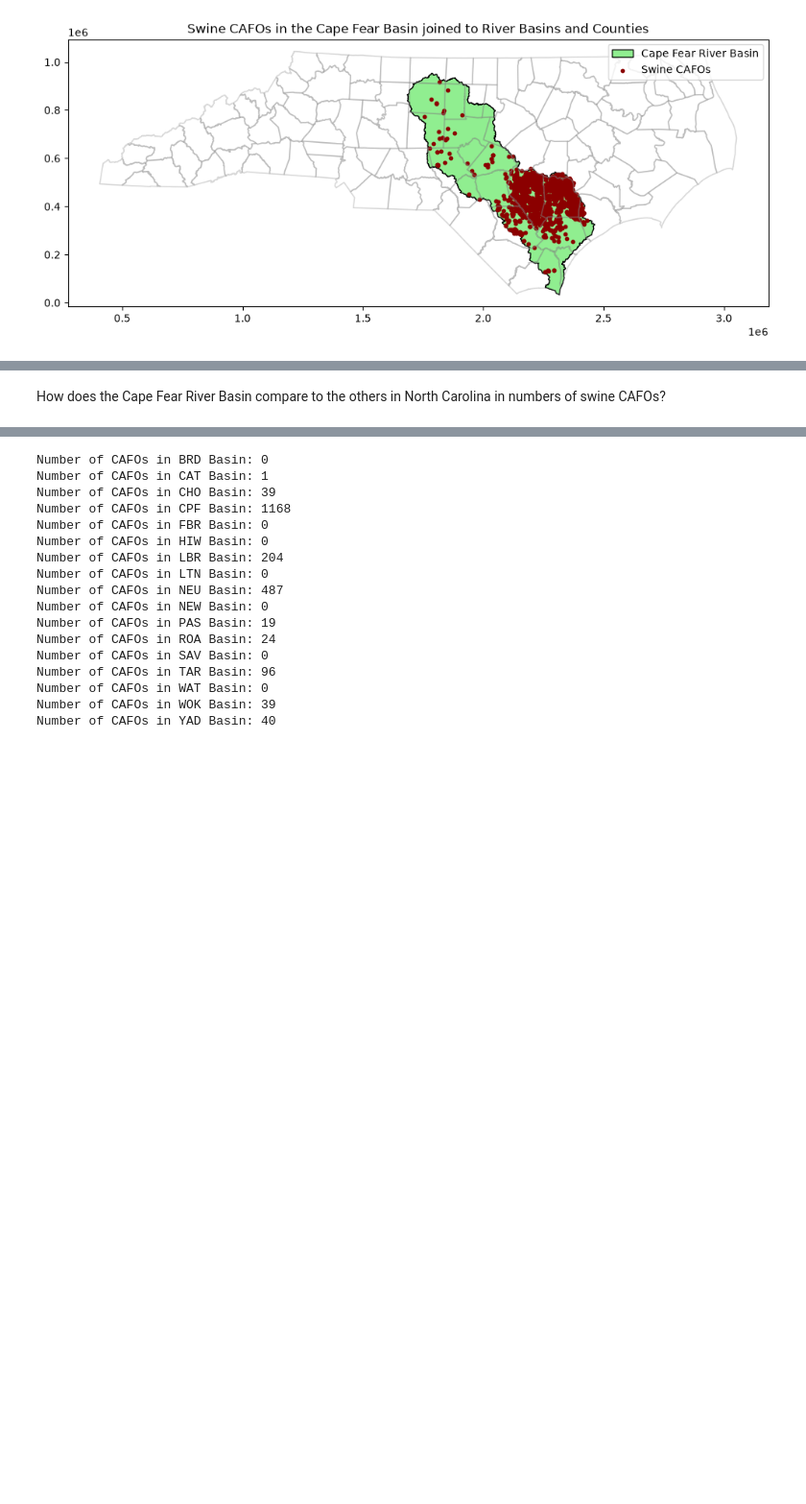
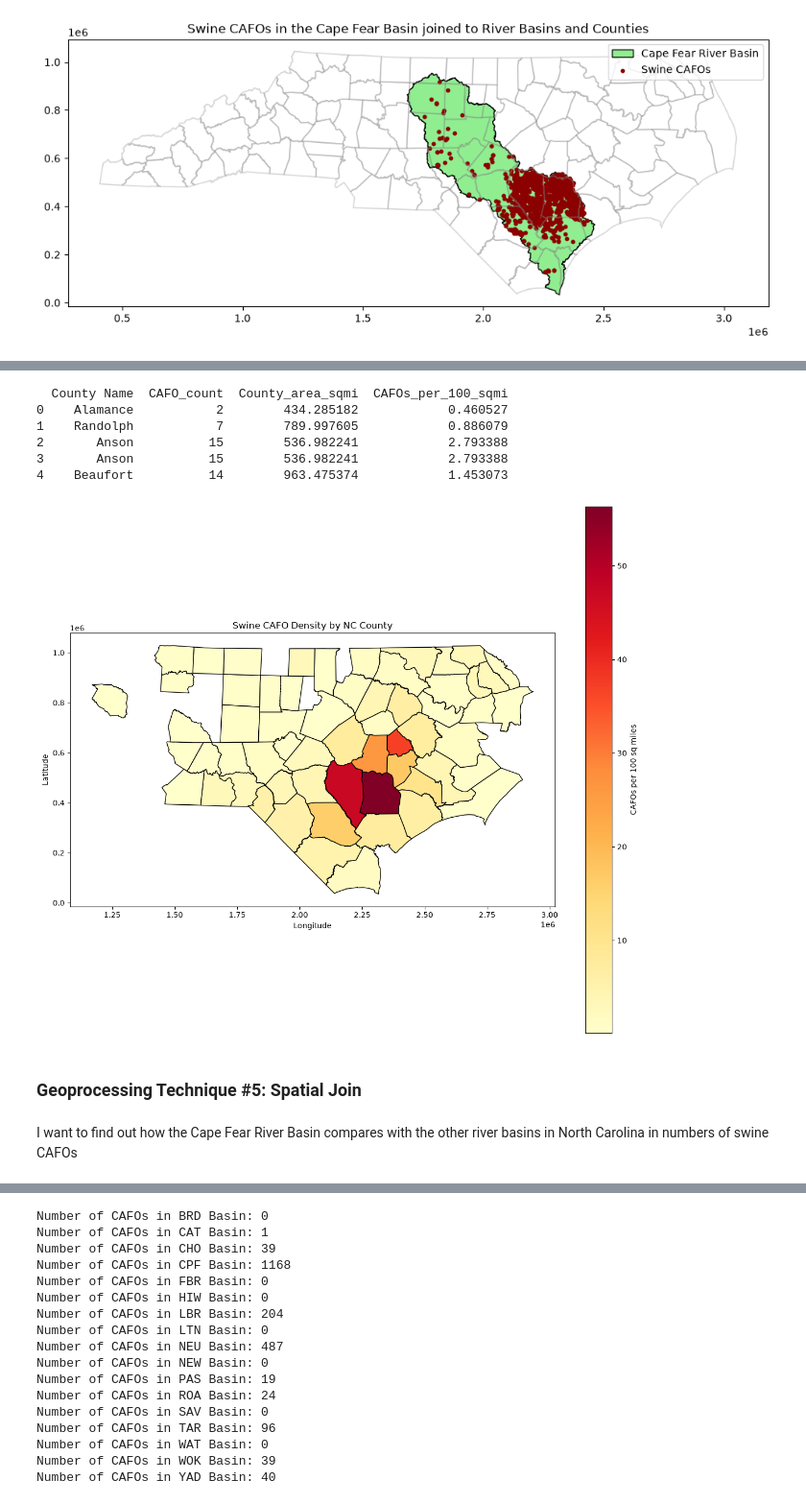
Before and after one commit to stromc485/geog592-stromc, a Jupyter notebook: schedule/week8/geopandas_proj.ipynb, the cells around one changed output, grey strips where cells are left out. Shown at 96% size. Drawn from its saved outputs; the diff is of its cells as text; code cells hidden in the pictures; blank space fills up the shorter version.

```diff
--- a/schedule/week8/geopandas_proj.ipynb
+++ b/schedule/week8/geopandas_proj.ipynb
@@ -331,3 +589,58 @@ plt.legend()
+# %%
+# Count CAFOs per county
+cafo_count_by_county = Hog_CAFOs['County Name'].value_counts().reset_index()
+cafo_count_by_county.columns = ['County Name', 'CAFO_count']
+
+# Merge the counts into joined
+joined = joined.merge(cafo_count_by_county, on='County Name', how='left')
+
+# Calculate CAFOs per 100 sq miles
+NC_county_boundaries_6543['County_area_sqmi'] = NC_county_boundaries_6543.geometry.area / (5280**2)
+joined['County_area_sqmi'] = joined.merge(
+    NC_county_boundaries_6543[['County', 'County_area_sqmi']],
+    left_on='County', right_on='County', how='left'
+)['County_area_sqmi']
+
+joined['CAFOs_per_100_sqmi'] = (
+    joined['CAFO_count'] /
+    joined['County_area_sqmi']
+) * 100
+
+print(joined[['County Name', 'CAFO_count', 'County_area_sqmi', 'CAFOs_per_100_sqmi']].head())
+# %% [output]
+  County Name  CAFO_count  County_area_sqmi  CAFOs_per_100_sqmi
+0    Alamance           2        434.285182            0.460527
+1    Randolph           7        789.997605            0.886079
+2       Anson          15        536.982241            2.793388
+3       Anson          15        536.982241            2.793388
+4    Beaufort          14        963.475374            1.453073
+# %%
+fig, ax = plt.subplots(figsize=(12, 10))
+
+# Merge the density data into the county boundaries
+county_density = joined[['County', 'CAFOs_per_100_sqmi']].drop_duplicates()
+NC_county_boundaries_6543_plot = NC_county_boundaries_6543.merge(
+    county_density, on='County', how='left'
+)
+
+NC_county_boundaries_6543_plot.plot(
+    ax=ax,
+    column='CAFOs_per_100_sqmi',
+    cmap='YlOrRd',
+    edgecolor='black',
+    legend=True,
+    legend_kwds={'label': 'CAFOs per 100 sq miles'}
+)
+
+ax.set_title('Swine CAFO Density by NC County')
+ax.set_xlabel('Longitude')
+ax.set_ylabel('Latitude')
+plt.tight_layout()
+plt.show()
+# %% [output]
+[figure, added]
 # %% [markdown]
-How does the Cape Fear River Basin compare to the others in North Carolina in numbers of swine CAFOs?
+### Geoprocessing Technique #5: Spatial Join
+# %% [markdown]
+I want to find out how the Cape Fear River Basin compares with the other river basins in North Carolina in numbers of swine CAFOs
 # %% [markdown]
```
Also changed, not shown: parts of 27 cells of this notebook.
